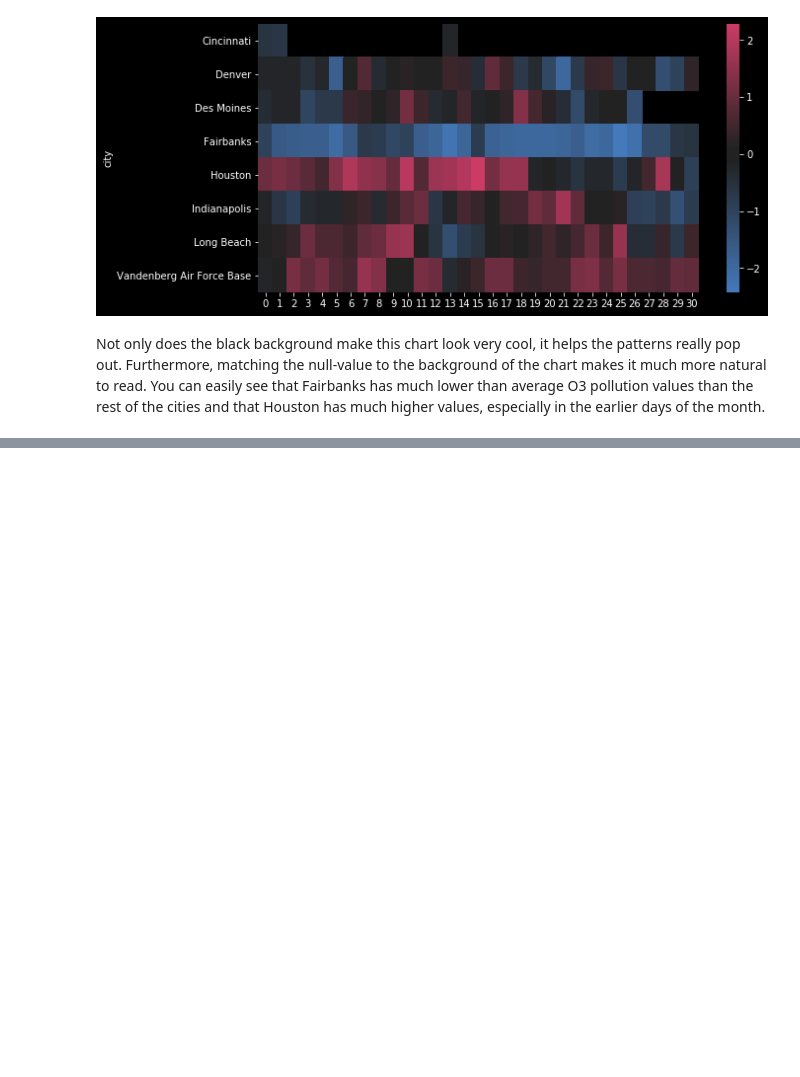
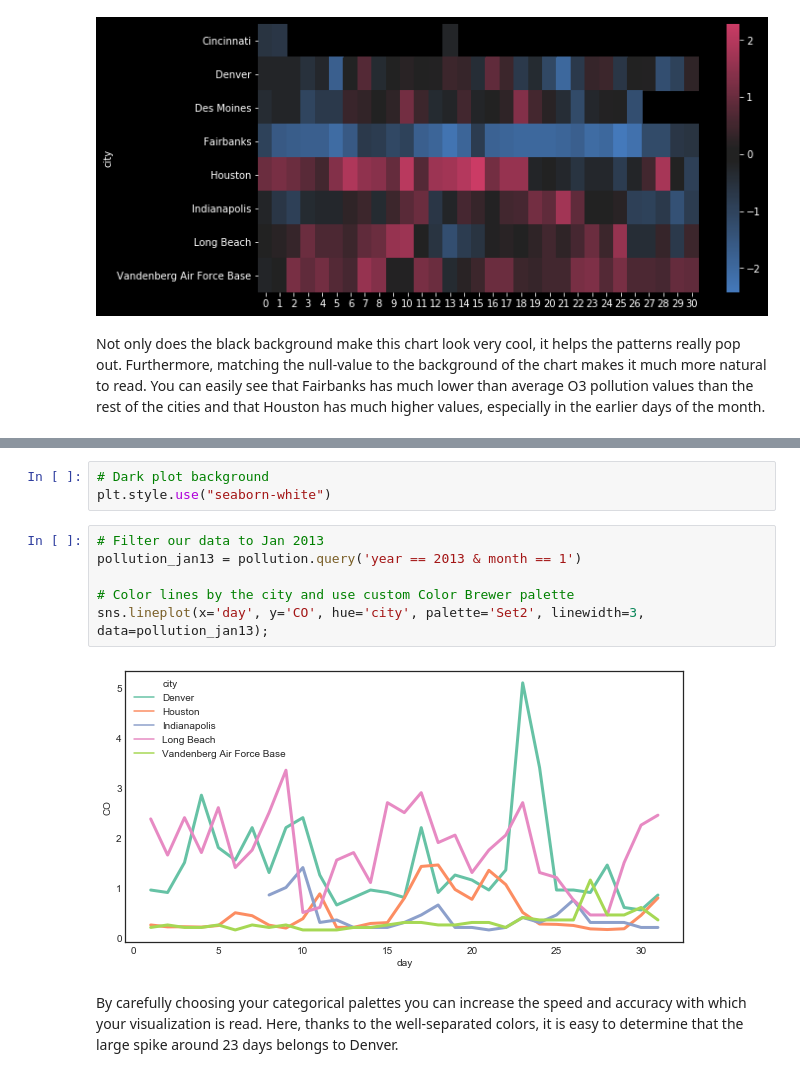
Before and after one commit to goodboychan/datacamp_repo, a Jupyter notebook: Improving.Your Data.Visualizations.in.Python/Using-color-in-your-visualizations.ipynb, the cells around one changed output, grey strips where cells are left out. Cells and saved outputs as stored; diff of their text form; blank space fills up the shorter version.

```diff
--- a/Improving.Your Data.Visualizations.in.Python/Using-color-in-your-visualizations.ipynb
+++ b/Improving.Your Data.Visualizations.in.Python/Using-color-in-your-visualizations.ipynb
@@ -193,0 +204,13 @@ Not only does the black background make this chart look very cool, it helps the
+# %%
+# Dark plot background
+plt.style.use("seaborn-white")
+# %%
+# Filter our data to Jan 2013
+pollution_jan13 = pollution.query('year == 2013 & month == 1')
+
+# Color lines by the city and use custom Color Brewer palette
+sns.lineplot(x='day', y='CO', hue='city', palette='Set2', linewidth=3, data=pollution_jan13);
+# %% [output]
+[figure, added]
+# %% [markdown]
+By carefully choosing your categorical palettes you can increase the speed and accuracy with which your visualization is read. Here, thanks to the well-separated colors, it is easy to determine that the large spike around 23 days belongs to Denver.
```
Also changed, not shown: parts of 15 cells of this notebook, 2 other files.
